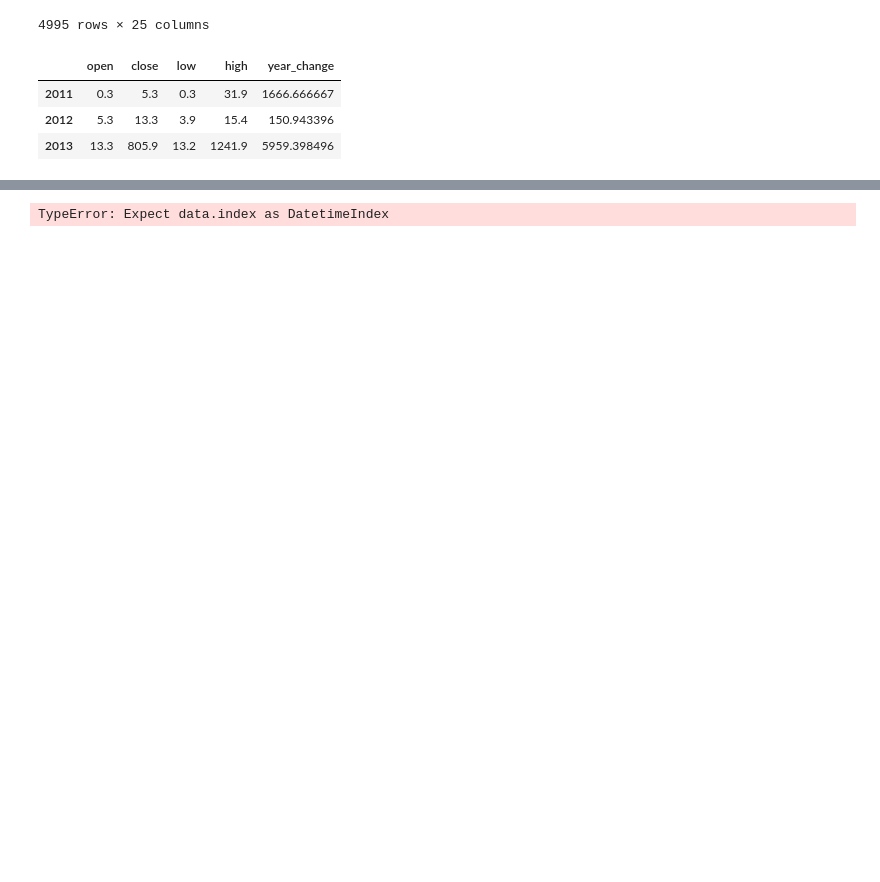
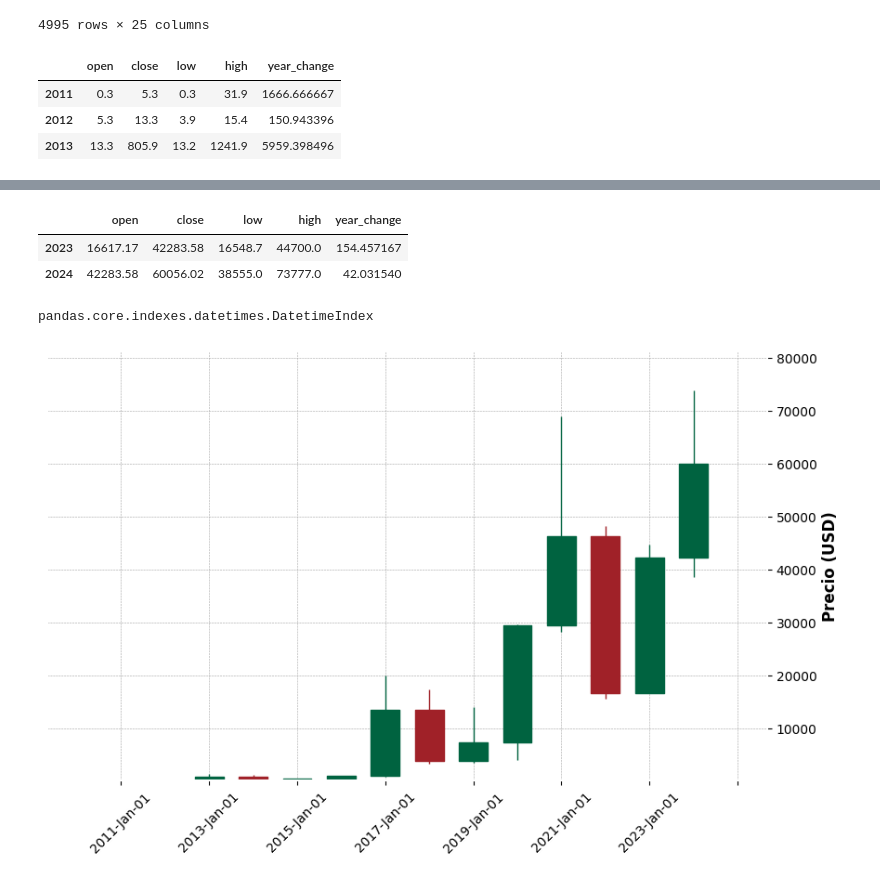
Before and after one commit to Pableren/Glass-Bubble, a Jupyter notebook: Eda.ipynb, the cells around one changed output, grey strips where cells are left out. Saved outputs shown, nothing was run; the diff lists cells and outputs as text; code cells hidden in the pictures; blank space fills up the shorter version.

Commit message:
grafico de velas anuales

```diff
--- a/Eda.ipynb
+++ b/Eda.ipynb
@@ -104,35 +121,59 @@ df_plot.head(3)
+# %%
+df_plot.tail(2)
+# %% [output]
+|  | open | close | low | high | year_change |
+| 2023 | 16617.17 | 42283.58 | 16548.7 | 44700.0 | 154.457167 |
+| 2024 | 42283.58 | 60056.02 | 38555.0 | 73777.0 | 42.031540 |
+# %%
+# Convertir los años en un DatetimeIndex, asignando el 1 de enero a cada año
+df_plot.index = pd.to_datetime(df_plot.index, format='%Y') + pd.offsets.DateOffset(months=0, days=0)
+# %%
+type(df_plot.index)
+# %% [output]
+pandas.core.indexes.datetimes.DatetimeIndex
 # %%
-
-# Asegúrate de que el dataframe tiene un índice de fecha adecuado
-#df_plot.index = pd.to_datetime(df_plot.index)
-
 # Cálculo del porcentaje de cambio para las anotaciones
 annotations_list = []
 max_high = df_plot["high"].max()
 
 for year in years:
-    df_aux = df_plot.loc[df_plot.index == year]
-    loc_x = df_aux.index[0]
-    loc_y = df_aux["high"].values[0] + (max_high * 0.05)
-    text = "{:.1f}%".format(df_aux["year_change"].values[0])
-    annotations_list.append((loc_x, loc_y, text))
+    df_aux = df_plot.loc[df_plot.index.year == year]
+    if not df_aux.empty:
+        loc_x = df_aux.index[0]
+        loc_y = df_aux["high"].values[0] + (max_high * 0.05)
 
-# Crear gráfico de velas con mplfinance
-mpf.plot(
-    df_plot,
-    type='candle',  # Gráfico de velas
-    style='charles',
-    title='Chart Bitcoin/USD por año',
-    ylabel='Precio (USD)',
-    figsize=(10, 6),
-    volume=False,  # Si no quieres el gráfico de volumen
-)
+        # Verificar valores de loc_x y loc_y
+        #print(f"Año: {year}, loc_x: {loc_x}, loc_y: {int(loc_y)}")
 
-# Añadir las anotaciones
-for loc_x, loc_y, text in annotations_list:
-    plt.text(loc_x, loc_y, text, horizontalalignment='center')
-
-# Mostrar el gráfico
-plt.show()
+        text = "{:.1f}%".format(df_aux["year_change"].values[0])
+        annotations_list.append((loc_x, loc_y, text))
-# %% [output]
-TypeError: Expect data.index as DatetimeIndex
+# %%
+
+# Crear una figura y un eje usando plt
+fig, ax = plt.subplots(figsize=(10, 6))
+
+# Crear gráfico de velas en el eje especificado (ax)
+mpf.plot(
+    df_plot,
+    type='candle',  # Gráfico de velas
+    style='charles',
+    ylabel='Precio (USD)',
+    ax=ax,  # Asegurar que se dibuja en el mismo eje
+    volume=False  # Si no quieres el gráfico de volumen
+)
+# Añadir las anotaciones de texto con plt.annotate
+for loc_x, loc_y, text in annotations_list:
+    ax.annotate(
+        text,  # Texto a añadir
+        (loc_x, loc_y),  # Coordenadas (x, y)
+        textcoords="offset fontsize",  # Posición relativa
+        ha='center',  # Alineación horizontal
+        fontsize=9,  # Tamaño de fuente
+        color='red'  # Color del texto
+    )
+
+ax.set_ylim(df_plot["low"].min(), df_plot["high"].max() * 1.1)
+# Mostrar el gráfico
+plt.show()
+# %% [output]
+[figure, added]
```
Also changed, not shown: parts of 1 cell of this notebook.
